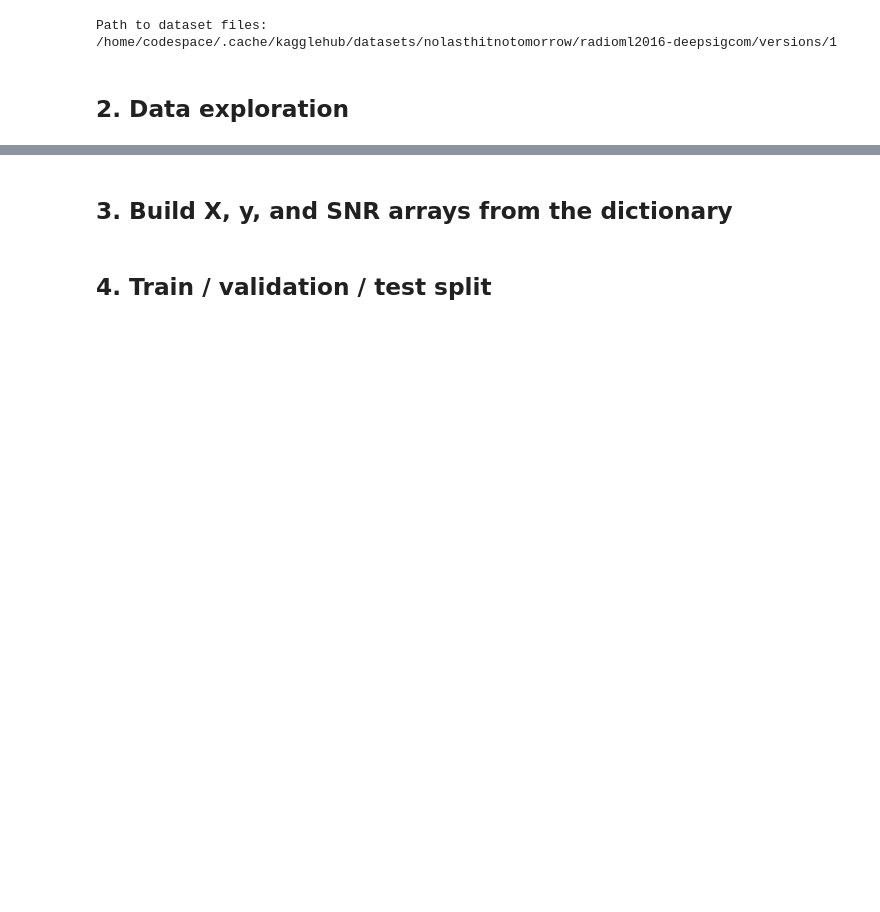
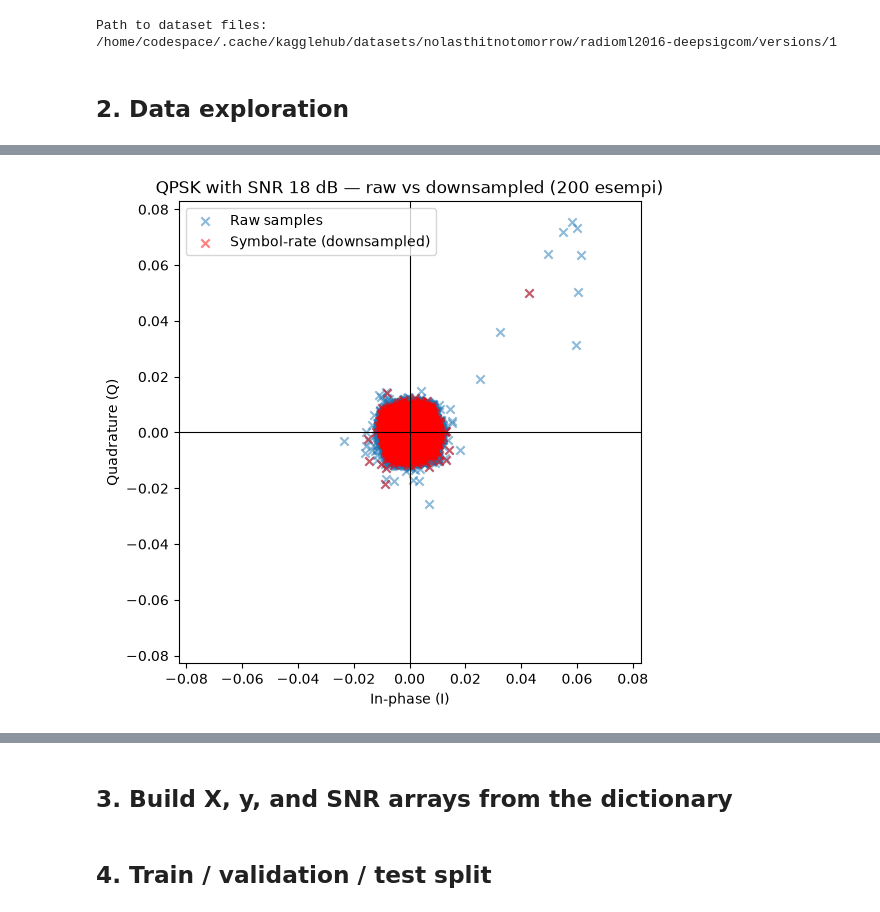
Before and after one commit to disodiso/SignalModulationClassificationRML2016, a Jupyter notebook: notebooks/cnn_rml2016.ipynb, the cells around one changed output, grey strips where cells are left out. Drawn from its saved outputs; the diff is of its cells as text; code cells hidden in the pictures; blank space fills up the shorter version.

```diff
--- a/notebooks/cnn_rml2016.ipynb
+++ b/notebooks/cnn_rml2016.ipynb
@@ -32,0 +82,19 @@ unique_snrs = np.unique(snrs)   # sorted numpy array of ints
+# %%
+fig, ax = plt.subplots(figsize=(6, 6))
+ax.scatter(I, Q, marker='x', alpha=0.5, color='tab:blue', label='Raw samples')
+ax.scatter(I_sym, Q_sym, marker='x', alpha=0.5, color='red', label='Symbol-rate (downsampled)')
+ax.axhline(0, color='black', linewidth=0.8)
+ax.axvline(0, color='black', linewidth=0.8)
+
+limit = np.max(np.abs([I, Q])) * 1.1
+ax.set_xlim(-limit, limit)
+ax.set_ylim(-limit, limit)
+ax.set_aspect('equal', adjustable='box')
+
+ax.set_title(f'{mod} with SNR {snr} dB — raw vs downsampled ({num_examples} esempi)')
+ax.set_xlabel('In-phase (I)')
+ax.set_ylabel('Quadrature (Q)')
+ax.legend()
+plt.show()
+# %% [output]
+[figure, added]
```
Also changed, not shown: parts of 7 cells of this notebook.
